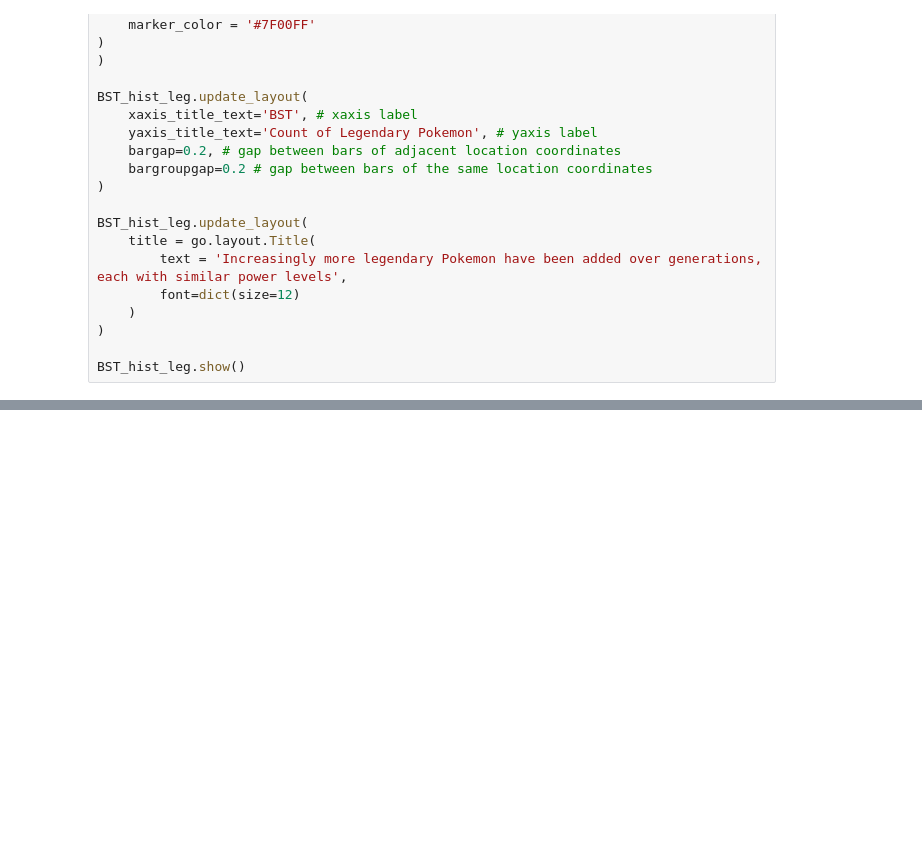
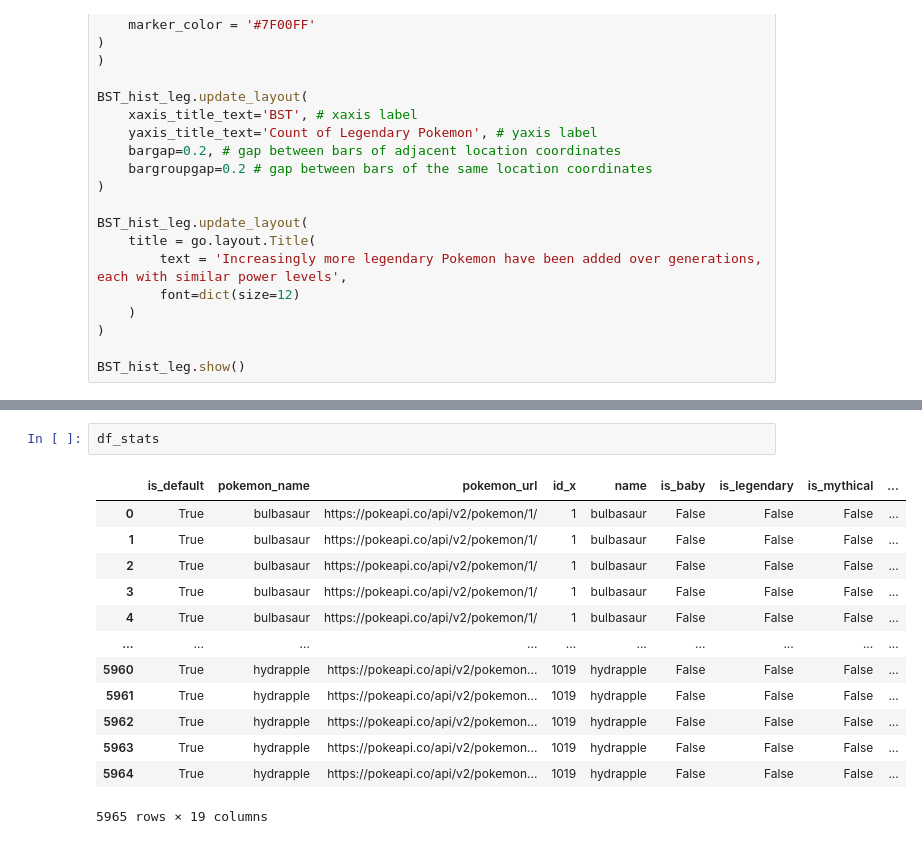
Before and after one commit to AEG-1309/me204-final-project, a Jupyter notebook: notebooks/NB03-Data-Analysis.ipynb, the cells around one changed output, grey strips where cells are left out. Cells and saved outputs as stored; diff of their text form; blank space fills up the shorter version.

```diff
--- a/notebooks/NB03-Data-Analysis.ipynb
+++ b/notebooks/NB03-Data-Analysis.ipynb
@@ -700,0 +832,16 @@ BST_hist_myth.show()
+# %%
+df_stats
+# %% [output]
+|  | is_default | pokemon_name | pokemon_url | id_x | name | is_baby | is_legendary | is_mythical | ... |
+| 0 | True | bulbasaur | https://pokeapi.co/api/v2/pokemon/1/ | 1 | bulbasaur | False | False | False | ... |
+| 1 | True | bulbasaur | https://pokeapi.co/api/v2/pokemon/1/ | 1 | bulbasaur | False | False | False | ... |
+| 2 | True | bulbasaur | https://pokeapi.co/api/v2/pokemon/1/ | 1 | bulbasaur | False | False | False | ... |
+| 3 | True | bulbasaur | https://pokeapi.co/api/v2/pokemon/1/ | 1 | bulbasaur | False | False | False | ... |
+| 4 | True | bulbasaur | https://pokeapi.co/api/v2/pokemon/1/ | 1 | bulbasaur | False | False | False | ... |
+| ... | ... | ... | ... | ... | ... | ... | ... | ... | ... |
+| 5960 | True | hydrapple | https://pokeapi.co/api/v2/pokemon... | 1019 | hydrapple | False | False | False | ... |
+| 5961 | True | hydrapple | https://pokeapi.co/api/v2/pokemon... | 1019 | hydrapple | False | False | False | ... |
+| 5962 | True | hydrapple | https://pokeapi.co/api/v2/pokemon... | 1019 | hydrapple | False | False | False | ... |
+| 5963 | True | hydrapple | https://pokeapi.co/api/v2/pokemon... | 1019 | hydrapple | False | False | False | ... |
+| 5964 | True | hydrapple | https://pokeapi.co/api/v2/pokemon... | 1019 | hydrapple | False | False | False | ... |
+5965 rows × 19 columns
```
Also changed, not shown: parts of 13 cells of this notebook.
